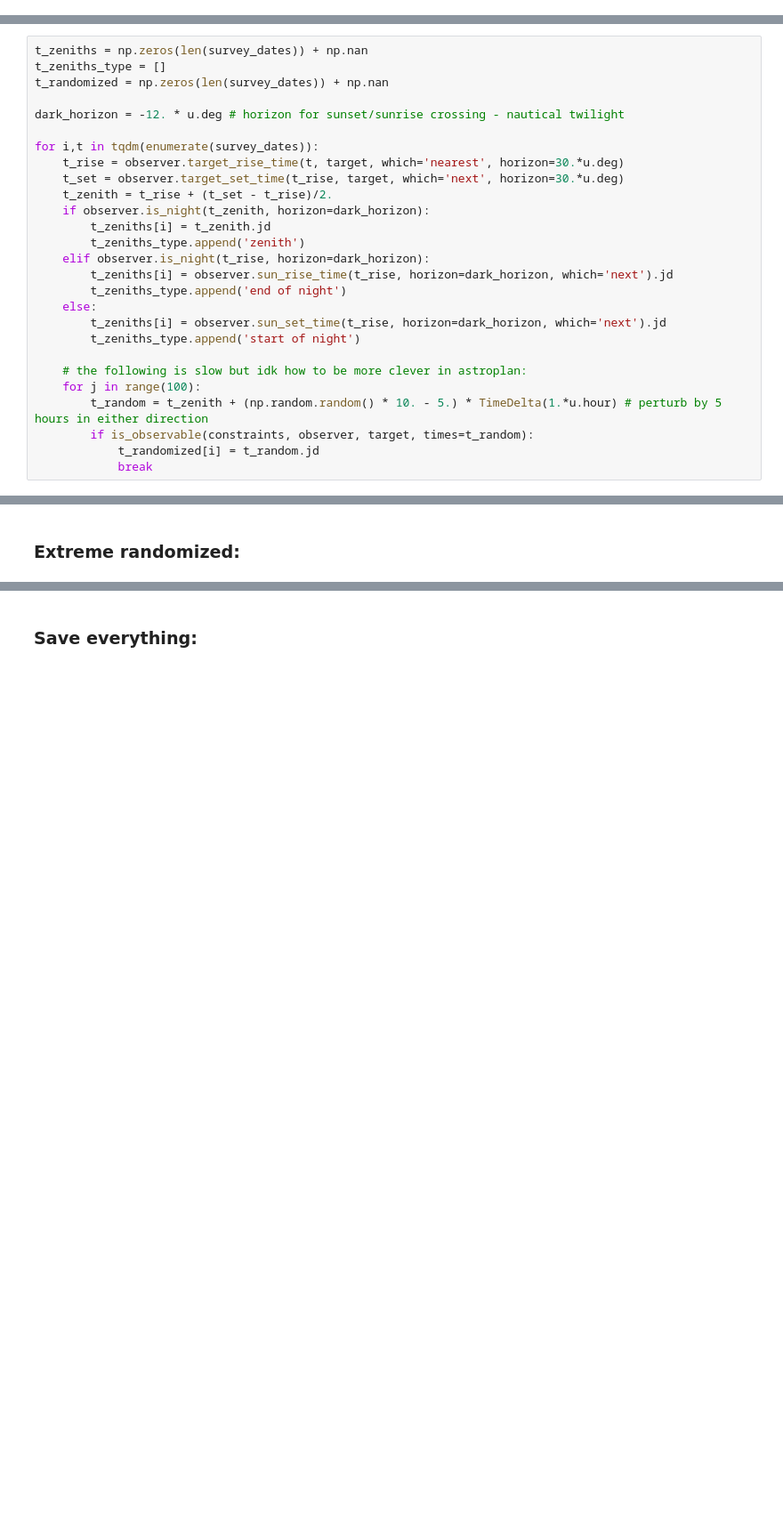
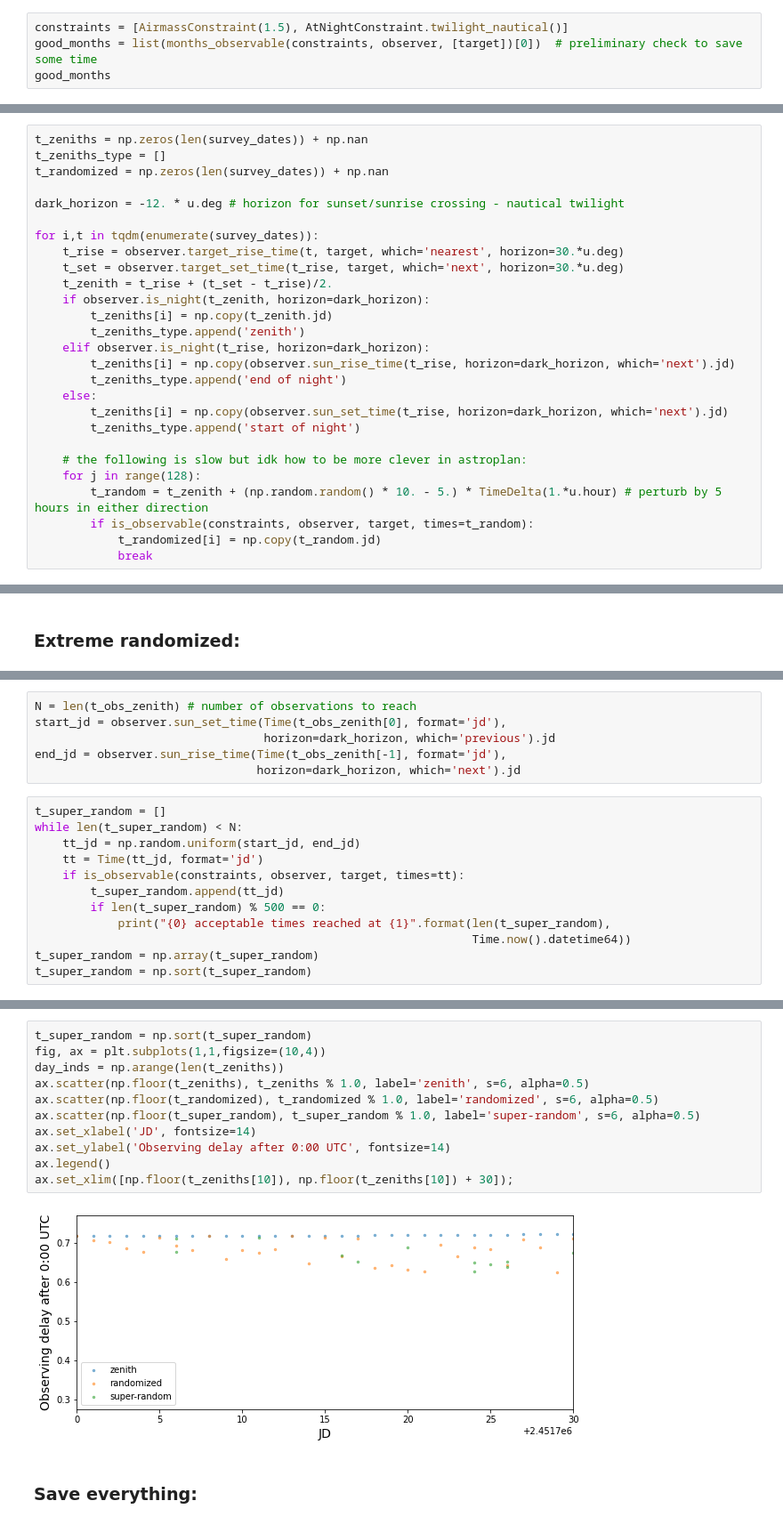
Before and after one commit to megbedell/thethethe, a Jupyter notebook: cadence/01-generate-sampling.ipynb, the cells around one changed output, grey strips where cells are left out. Shown: that part at 89% size. Drawn from its saved outputs; the diff is of its cells as text; blank space fills up the shorter version.

Commit message:
truly randomized observing + fix to strict zenith

```diff
--- a/cadence/01-generate-sampling.ipynb
+++ b/cadence/01-generate-sampling.ipynb
@@ -26,2 +27,6 @@ months_observable(constraints, observer, [target])
 # %% [markdown]
 Cut down to just the nights in the year when we have a shot at observing -- there has got to be a more efficient way of doing this!:
+# %%
+constraints = [AirmassConstraint(1.5), AtNightConstraint.twilight_nautical()]
+good_months = list(months_observable(constraints, observer, [target])[0])  # preliminary check to save some time
+good_months
@@ -52,18 +59,18 @@ for i,t in tqdm(enumerate(survey_dates)):
     t_set = observer.target_set_time(t_rise, target, which='next', horizon=30.*u.deg)
     t_zenith = t_rise + (t_set - t_rise)/2.
     if observer.is_night(t_zenith, horizon=dark_horizon):
-        t_zeniths[i] = t_zenith.jd
+        t_zeniths[i] = np.copy(t_zenith.jd)
         t_zeniths_type.append('zenith')
     elif observer.is_night(t_rise, horizon=dark_horizon):
-        t_zeniths[i] = observer.sun_rise_time(t_rise, horizon=dark_horizon, which='next').jd
+        t_zeniths[i] = np.copy(observer.sun_rise_time(t_rise, horizon=dark_horizon, which='next').jd)
         t_zeniths_type.append('end of night')
     else:
-        t_zeniths[i] = observer.sun_set_time(t_rise, horizon=dark_horizon, which='next').jd
+        t_zeniths[i] = np.copy(observer.sun_set_time(t_rise, horizon=dark_horizon, which='next').jd)
         t_zeniths_type.append('start of night')
 
     # the following is slow but idk how to be more clever in astroplan:
-    for j in range(100):
+    for j in range(128):
         t_random = t_zenith + (np.random.random() * 10. - 5.) * TimeDelta(1.*u.hour) # perturb by 5 hours in either direction
         if is_observable(constraints, observer, target, times=t_random):
-            t_randomized[i] = t_random.jd
+            t_randomized[i] = np.copy(t_random.jd)
             break
@@ -167,0 +192,18 @@ t_zeniths_strict = t_zeniths[t_zeniths_type == 'zenith']
+# %%
+N = len(t_obs_zenith) # number of observations to reach
+start_jd = observer.sun_set_time(Time(t_obs_zenith[0], format='jd'),
+                                 horizon=dark_horizon, which='previous').jd
+end_jd = observer.sun_rise_time(Time(t_obs_zenith[-1], format='jd'),
+                                horizon=dark_horizon, which='next').jd
+# %%
+t_super_random = []
+while len(t_super_random) < N:
+    tt_jd = np.random.uniform(start_jd, end_jd)
+    tt = Time(tt_jd, format='jd')
+    if is_observable(constraints, observer, target, times=tt):
+        t_super_random.append(tt_jd)
+        if len(t_super_random) % 500 == 0:
+            print("{0} acceptable times reached at {1}".format(len(t_super_random),
+                                                               Time.now().datetime64))
+t_super_random = np.array(t_super_random)
+t_super_random = np.sort(t_super_random)
@@ -168,3 +227,16 @@ t_zeniths_strict = t_zeniths[t_zeniths_type == 'zenith']
+# %%
+t_super_random = np.sort(t_super_random)
+fig, ax = plt.subplots(1,1,figsize=(10,4))
+day_inds = np.arange(len(t_zeniths))
+ax.scatter(np.floor(t_zeniths), t_zeniths % 1.0, label='zenith', s=6, alpha=0.5)
+ax.scatter(np.floor(t_randomized), t_randomized % 1.0, label='randomized', s=6, alpha=0.5)
+ax.scatter(np.floor(t_super_random), t_super_random % 1.0, label='super-random', s=6, alpha=0.5)
+ax.set_xlabel('JD', fontsize=14)
+ax.set_ylabel('Observing delay after 0:00 UTC', fontsize=14)
+ax.legend()
+ax.set_xlim([np.floor(t_zeniths[10]), np.floor(t_zeniths[10]) + 30]);
+# %% [output]
+[figure, added]
 # %% [markdown]
 ### Save everything:
 # %%
```
Also changed, not shown: parts of 11 cells of this notebook, 2 other files.
